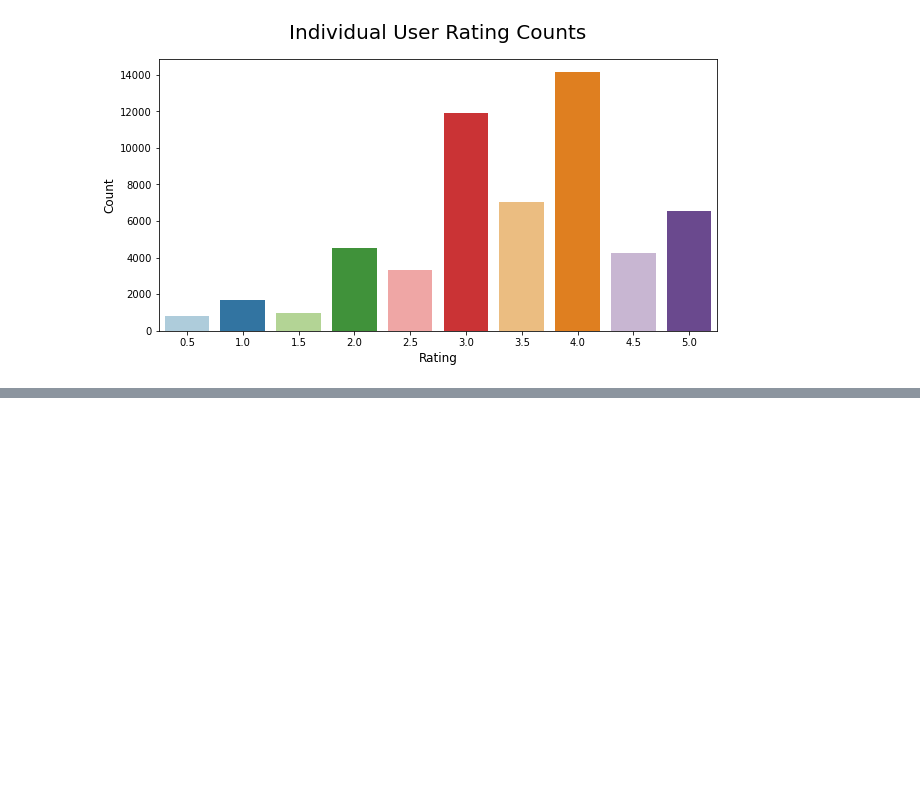
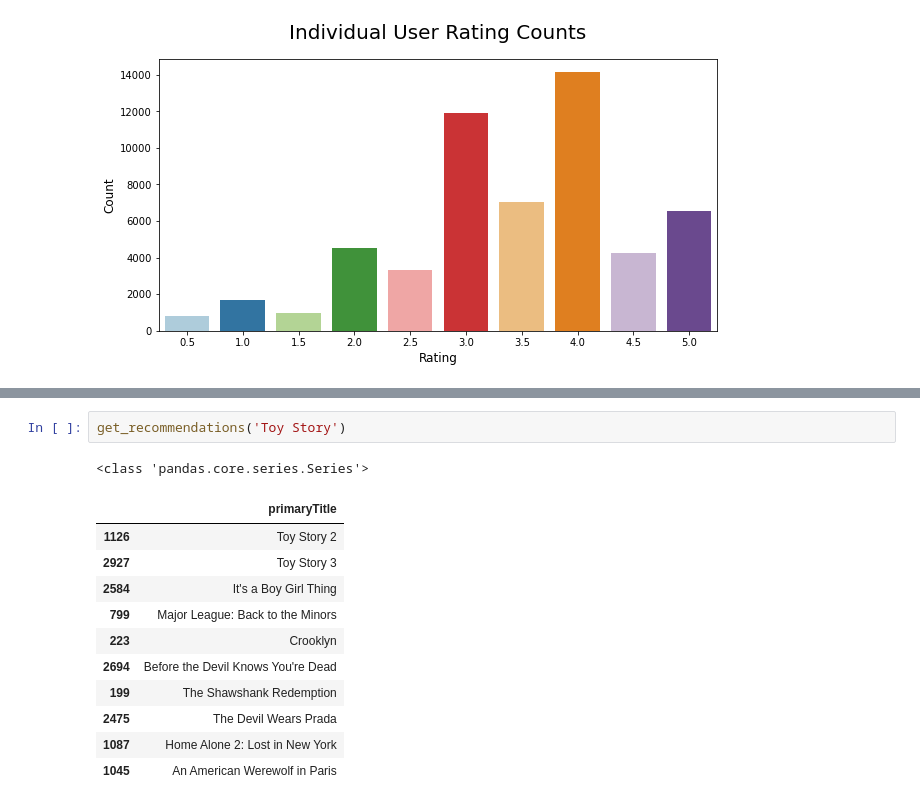
Before and after one commit to kevgross89/Apple-TV-Movie-Recommendation-Engine, a Jupyter notebook: What To Watch - Movie Recommendation Engine.ipynb, the cells around one changed output, grey strips where cells are left out. Drawn from its saved outputs; the diff is of its cells as text; blank space fills up the shorter version.

```diff
--- a/What To Watch - Movie Recommendation Engine.ipynb
+++ b/What To Watch - Movie Recommendation Engine.ipynb
@@ -727,0 +838,15 @@ Looking at our `movielens_imdb_wiki` dataframe, we can see that our ratings
+# %%
+get_recommendations('Toy Story')
+# %% [output]
+<class 'pandas.core.series.Series'>
+|  | primaryTitle |
+| 1126 | Toy Story 2 |
+| 2927 | Toy Story 3 |
+| 2584 | It's a Boy Girl Thing |
+| 799 | Major League: Back to the Minors |
+| 223 | Crooklyn |
+| 2694 | Before the Devil Knows You're Dead |
+| 199 | The Shawshank Redemption |
+| 2475 | The Devil Wears Prada |
+| 1087 | Home Alone 2: Lost in New York |
+| 1045 | An American Werewolf in Paris |
```
Also changed, not shown: parts of 21 cells of this notebook.
